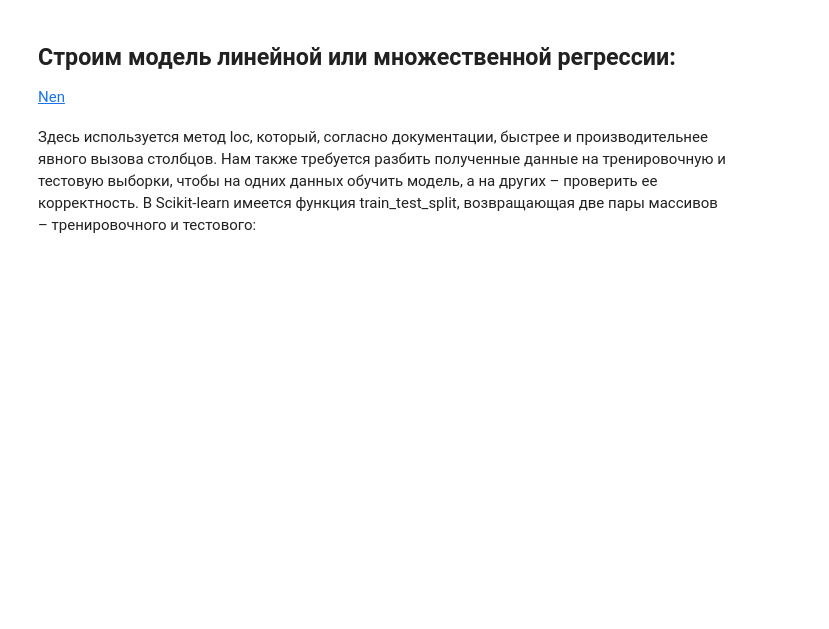
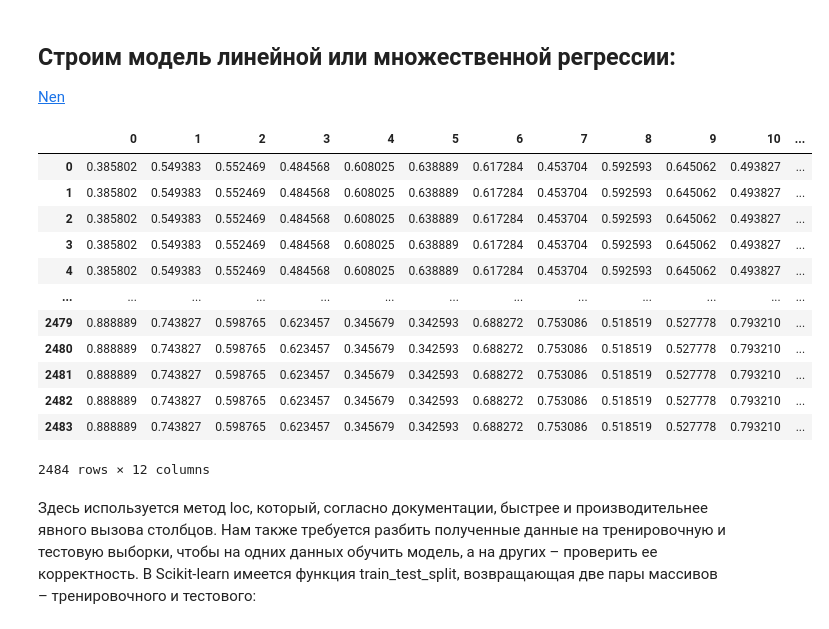
Before and after one commit to DIExCRY-EDU/test, a Jupyter notebook: project.ipynb, the cells around one changed output. Cells and saved outputs as stored; diff of their text form; code cells hidden in the pictures; blank space fills up the shorter version.

```diff
--- a/project.ipynb
+++ b/project.ipynb
@@ -331,6 +331,36 @@ new_norm_df['y(x)'].value_counts().plot.pie()
 # %% [markdown]
 <h2>Строим модель линейной или множественной регрессии:</h2>
 <a href="https://python-school.ru/linear-regression-basis/">Nen</a>
+# %%
+X = new_norm_df.loc[:, ('q1','q2','q3','q4','q5','q6','q7','q8','q9','q10','k11','k12')]
+Y = new_norm_df.loc[:, 'y(x)']
+reg = LinearRegression().fit(X, Y)
+new_R = reg.predict(X)
+rows, cols = (207, 12)
+new_ds = []
+for i in range(rows):
+  col = []
+  for j in range(cols):
+    col.append(np.random.choice(new_R))
+    new_ds.append(col)
+    reg_ds = pd.DataFrame(new_ds)
+# %%
+new_ds_df = pd.DataFrame(new_ds)
+new_ds_df
+# %% [output]
+|  | 0 | 1 | 2 | 3 | 4 | 5 | 6 | 7 | 8 | 9 | 10 | ... |
+| 0 | 0.385802 | 0.549383 | 0.552469 | 0.484568 | 0.608025 | 0.638889 | 0.617284 | 0.453704 | 0.592593 | 0.645062 | 0.493827 | ... |
+| 1 | 0.385802 | 0.549383 | 0.552469 | 0.484568 | 0.608025 | 0.638889 | 0.617284 | 0.453704 | 0.592593 | 0.645062 | 0.493827 | ... |
+| 2 | 0.385802 | 0.549383 | 0.552469 | 0.484568 | 0.608025 | 0.638889 | 0.617284 | 0.453704 | 0.592593 | 0.645062 | 0.493827 | ... |
+| 3 | 0.385802 | 0.549383 | 0.552469 | 0.484568 | 0.608025 | 0.638889 | 0.617284 | 0.453704 | 0.592593 | 0.645062 | 0.493827 | ... |
+| 4 | 0.385802 | 0.549383 | 0.552469 | 0.484568 | 0.608025 | 0.638889 | 0.617284 | 0.453704 | 0.592593 | 0.645062 | 0.493827 | ... |
+| ... | ... | ... | ... | ... | ... | ... | ... | ... | ... | ... | ... | ... |
+| 2479 | 0.888889 | 0.743827 | 0.598765 | 0.623457 | 0.345679 | 0.342593 | 0.688272 | 0.753086 | 0.518519 | 0.527778 | 0.793210 | ... |
+| 2480 | 0.888889 | 0.743827 | 0.598765 | 0.623457 | 0.345679 | 0.342593 | 0.688272 | 0.753086 | 0.518519 | 0.527778 | 0.793210 | ... |
+| 2481 | 0.888889 | 0.743827 | 0.598765 | 0.623457 | 0.345679 | 0.342593 | 0.688272 | 0.753086 | 0.518519 | 0.527778 | 0.793210 | ... |
+| 2482 | 0.888889 | 0.743827 | 0.598765 | 0.623457 | 0.345679 | 0.342593 | 0.688272 | 0.753086 | 0.518519 | 0.527778 | 0.793210 | ... |
+| 2483 | 0.888889 | 0.743827 | 0.598765 | 0.623457 | 0.345679 | 0.342593 | 0.688272 | 0.753086 | 0.518519 | 0.527778 | 0.793210 | ... |
+2484 rows × 12 columns
 # %%
 x = new_norm_df.loc[:, ('q1','q2','q3','q4','q5','q6','q7','q8','q9','q10','k11','k12')]
 y = new_norm_df.loc[:, 'y(x)']
```
